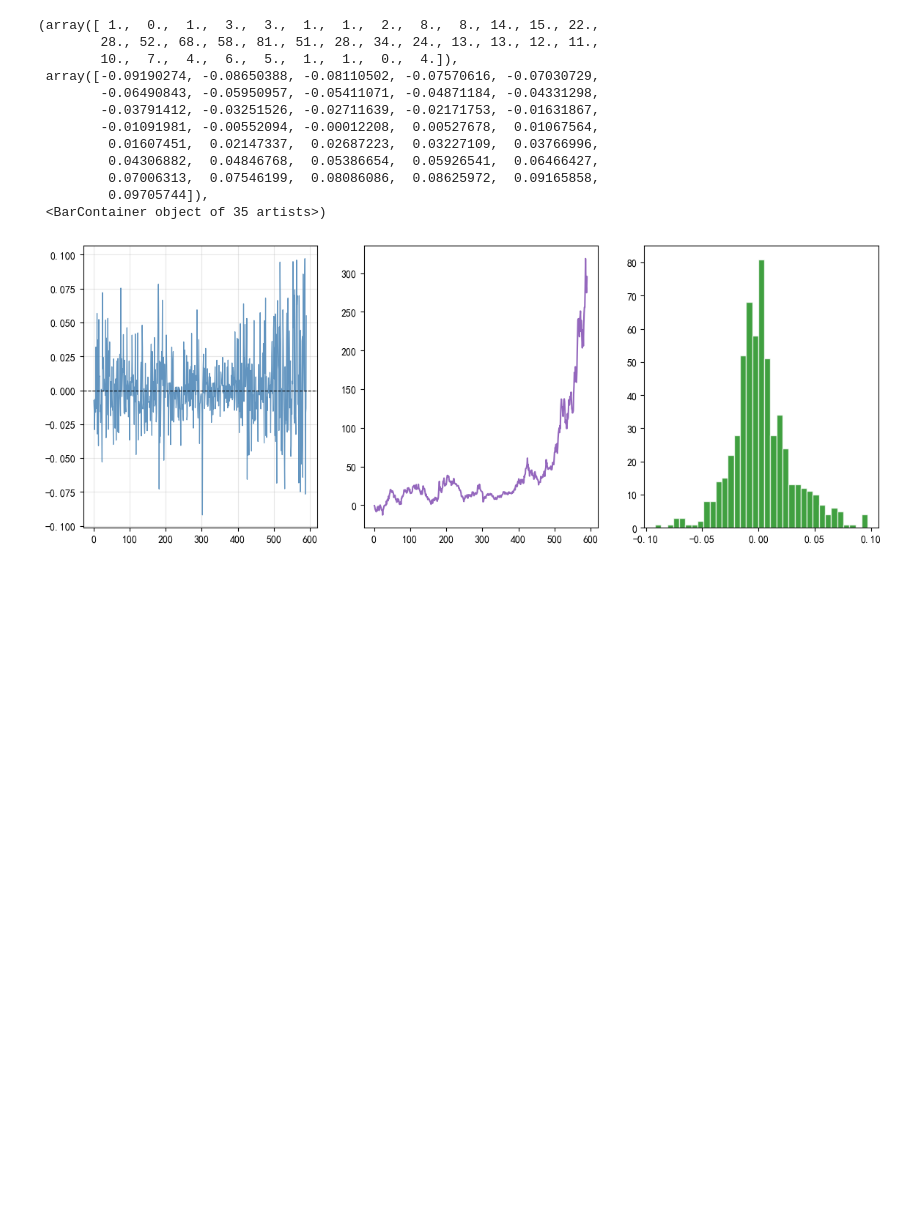
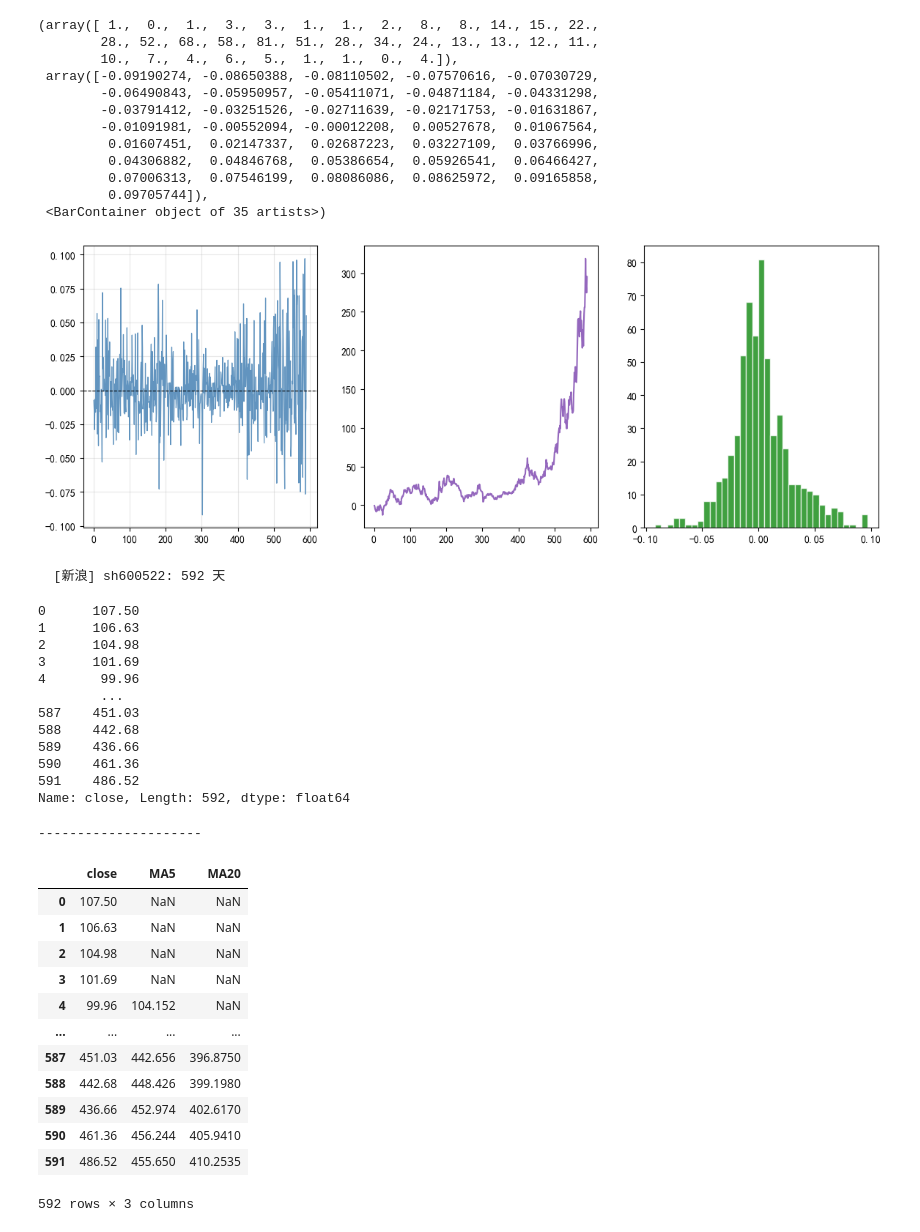
Before and after one commit to ChenxiWang-Dawn/Quant, a Jupyter notebook: notebooks/learnQuant.ipynb, the cells around one changed output. Drawn from its saved outputs; the diff is of its cells as text; code cells hidden in the pictures; blank space fills up the shorter version.

```diff
--- a/notebooks/learnQuant.ipynb
+++ b/notebooks/learnQuant.ipynb
@@ -277,3 +265,43 @@ Name: close, Length: 590, dtype: float64
          0.09705744]),
  <BarContainer object of 35 artists>)
 [figure]
+# %%
+# 3 移动平均线策略
+data  = get_a_stock_daily("600522","20240101","20260616", adjust="hfq")
+
+df = data['close'].dropna().copy()
+display(df)
+df = data[['close']].dropna().copy()
+df.columns=['close']
+df['MA5'] = df['close'].rolling(5).mean()
+df['MA20'] = df['close'].rolling(20).mean()
+print('---------------------')
+display(df)
+# %% [output]
+  [新浪] sh600522: 592 天
+0      107.50
+1      106.63
+2      104.98
+3      101.69
+4       99.96
+        ...
+587    451.03
+588    442.68
+589    436.66
+590    461.36
+591    486.52
+Name: close, Length: 592, dtype: float64
+---------------------
+|  | close | MA5 | MA20 |
+| 0 | 107.50 | NaN | NaN |
+| 1 | 106.63 | NaN | NaN |
+| 2 | 104.98 | NaN | NaN |
+| 3 | 101.69 | NaN | NaN |
+| 4 | 99.96 | 104.152 | NaN |
+| ... | ... | ... | ... |
+| 587 | 451.03 | 442.656 | 396.8750 |
+| 588 | 442.68 | 448.426 | 399.1980 |
+| 589 | 436.66 | 452.974 | 402.6170 |
+| 590 | 461.36 | 456.244 | 405.9410 |
+| 591 | 486.52 | 455.650 | 410.2535 |
+592 rows × 3 columns
```
Also changed, not shown: parts of 5 cells of this notebook, 2 other files.
